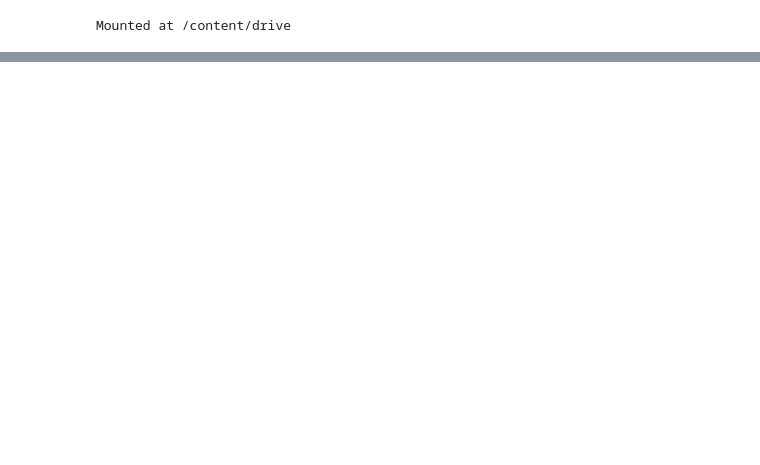
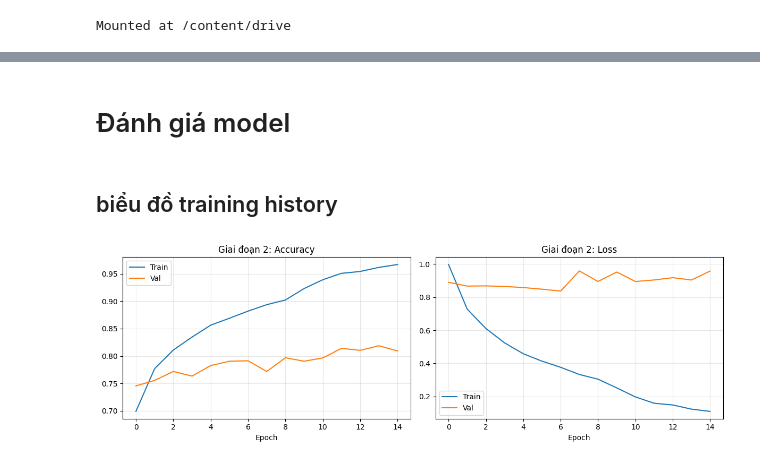
Before and after one commit to HUyEsona/Food-image-recognition-using-machine-learning-classifier, a Jupyter notebook: notebook_ipynb/resnet_50_food_recognition.ipynb, the cells around one changed output, grey strips where cells are left out. Cells and saved outputs as stored; diff of their text form; code cells hidden in the pictures; blank space fills up the shorter version.

```diff
--- a/notebook_ipynb/resnet_50_food_recognition.ipynb
+++ b/notebook_ipynb/resnet_50_food_recognition.ipynb
@@ -275,0 +220,4 @@ Labels: ['baba_nau_chuoi_dau' 'banh tet' 'banh_bao' 'banh_beo' 'banh_bo'
+# %%
+# Unfreeze
+model.load_weights(f"{model_path}/stage1.h5")
+base_model.trainable = True
@@ -275,0 +229,21 @@ Labels: ['baba_nau_chuoi_dau' 'banh tet' 'banh_bao' 'banh_beo' 'banh_bo'
+# %%
+# Compile với learning rate nhỏ hơn 10 lần
+model.compile(
+    optimizer=Adam(learning_rate=0.0001),
+    loss='categorical_crossentropy',
+    metrics=['accuracy']
+)
+# %%
+callbacks2 = [
+    ModelCheckpoint(f"{model_path}/stage2.h5", monitor='val_accuracy',
+                   save_best_only=True, mode='max'),
+    EarlyStopping(monitor='val_loss', patience=8, restore_best_weights=True),
+    ReduceLROnPlateau(monitor='val_loss', factor=0.5, patience=3, min_lr=1e-8)
+]
+# %%
+history2 = model.fit(
+    train_gen,
+    epochs=15,
+    validation_data=val_gen,
+    callbacks=callbacks2
+)
@@ -275,0 +281,22 @@ Labels: ['baba_nau_chuoi_dau' 'banh tet' 'banh_bao' 'banh_beo' 'banh_bo'
+# %% [markdown]
+# Đánh giá model
+# %% [markdown]
+## biểu đồ training history
+# %%
+fig, (ax1, ax2) = plt.subplots(1, 2, figsize=(12, 4))
+ax1.plot(history2.history['accuracy'], label='Train')
+ax1.plot(history2.history['val_accuracy'], label='Val')
+ax1.set_title('Giai đoạn 2: Accuracy')
+ax1.set_xlabel('Epoch')
+ax1.legend()
+ax1.grid(True, alpha=0.3)
+ax2.plot(history2.history['loss'], label='Train')
+ax2.plot(history2.history['val_loss'], label='Val')
+ax2.set_title('Giai đoạn 2: Loss')
+ax2.set_xlabel('Epoch')
+ax2.legend()
+ax2.grid(True, alpha=0.3)
+plt.tight_layout()
+plt.show()
+# %% [output]
+[figure, added]
```
Also changed, not shown: parts of 65 cells of this notebook, 8 other files.
